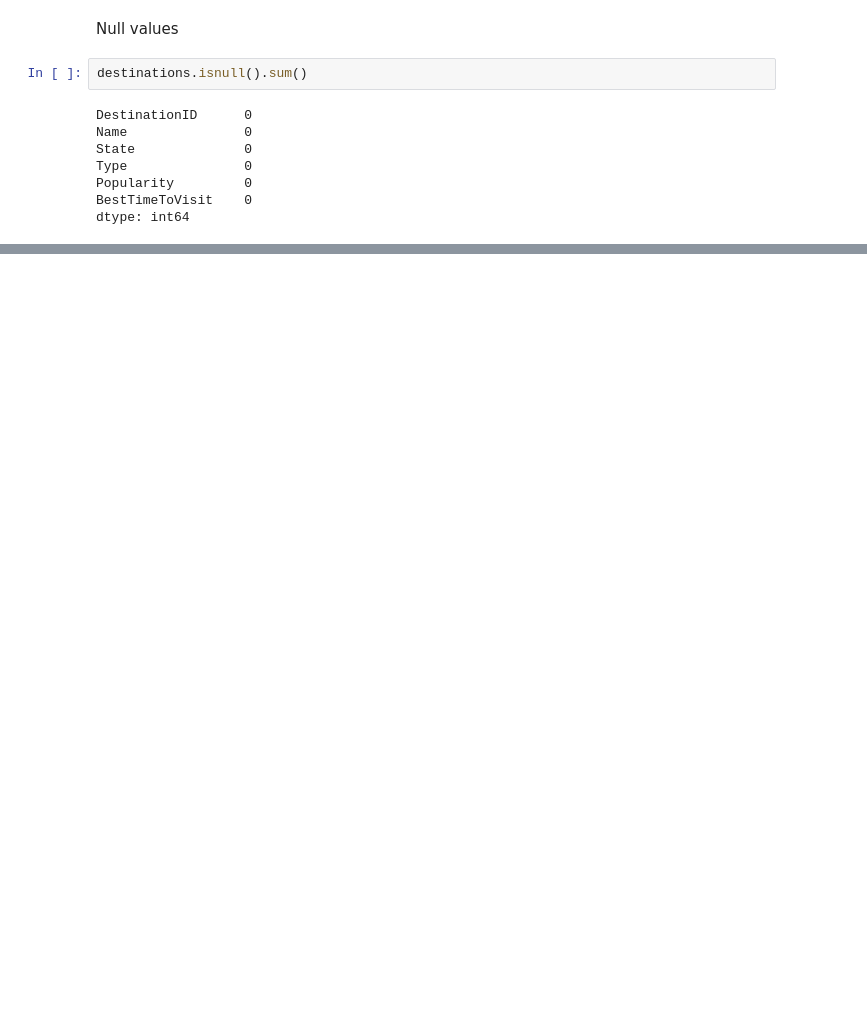
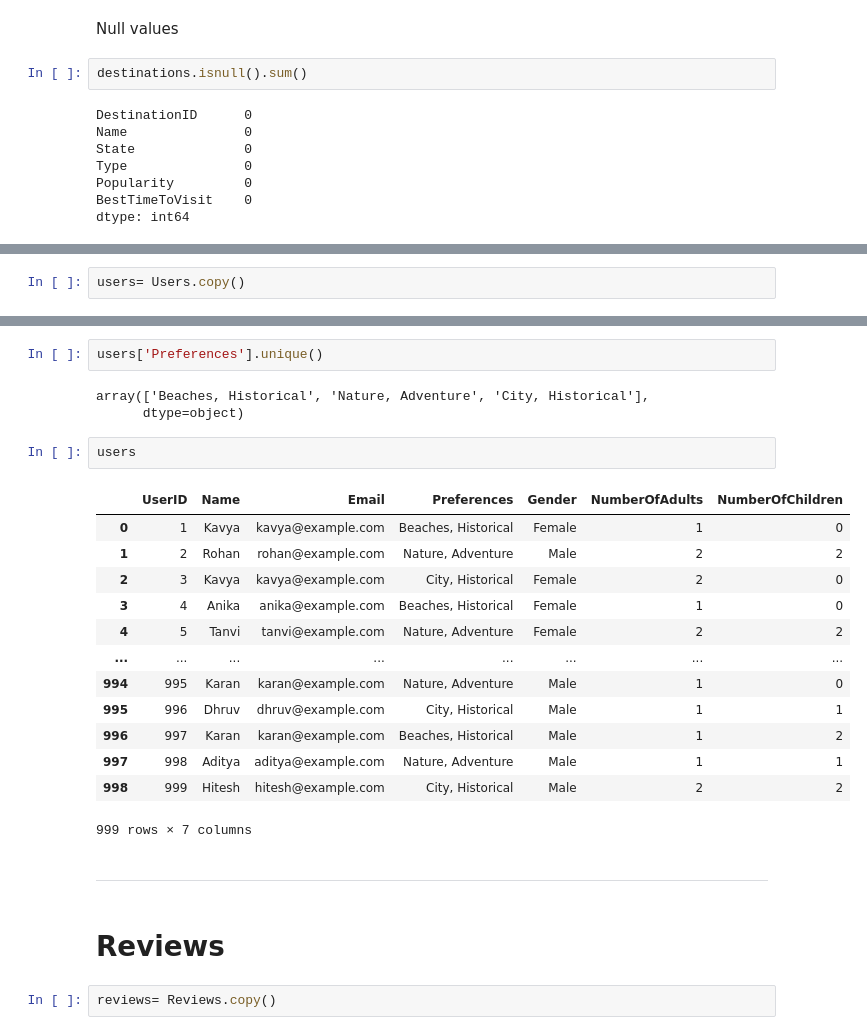
Before and after one commit to ErfanJoodi/EDA-on-Travel-dataset, a Jupyter notebook: EDA.ipynb, the cells around one changed output, grey strips where cells are left out. Drawn from its saved outputs; the diff is of its cells as text; blank space fills up the shorter version.

Commit message:
Exploring all the tables

```diff
--- a/EDA.ipynb
+++ b/EDA.ipynb
@@ -132,0 +345,2 @@ dtype: int64
+# %%
+users= Users.copy()
@@ -132,0 +431,27 @@ dtype: int64
+# %%
+users['Preferences'].unique()
+# %% [output]
+array(['Beaches, Historical', 'Nature, Adventure', 'City, Historical'],
+      dtype=object)
+# %%
+users
+# %% [output]
+|  | UserID | Name | Email | Preferences | Gender | NumberOfAdults | NumberOfChildren |
+| 0 | 1 | Kavya | kavya@example.com | Beaches, Historical | Female | 1 | 0 |
+| 1 | 2 | Rohan | rohan@example.com | Nature, Adventure | Male | 2 | 2 |
+| 2 | 3 | Kavya | kavya@example.com | City, Historical | Female | 2 | 0 |
+| 3 | 4 | Anika | anika@example.com | Beaches, Historical | Female | 1 | 0 |
+| 4 | 5 | Tanvi | tanvi@example.com | Nature, Adventure | Female | 2 | 2 |
+| ... | ... | ... | ... | ... | ... | ... | ... |
+| 994 | 995 | Karan | karan@example.com | Nature, Adventure | Male | 1 | 0 |
+| 995 | 996 | Dhruv | dhruv@example.com | City, Historical | Male | 1 | 1 |
+| 996 | 997 | Karan | karan@example.com | Beaches, Historical | Male | 1 | 2 |
+| 997 | 998 | Aditya | aditya@example.com | Nature, Adventure | Male | 1 | 1 |
+| 998 | 999 | Hitesh | hitesh@example.com | City, Historical | Male | 2 | 2 |
+999 rows × 7 columns
+# %% [markdown]
+----
+# %% [markdown]
+# Reviews
+# %%
+reviews= Reviews.copy()
```
Also changed, not shown: parts of 62 cells of this notebook.
